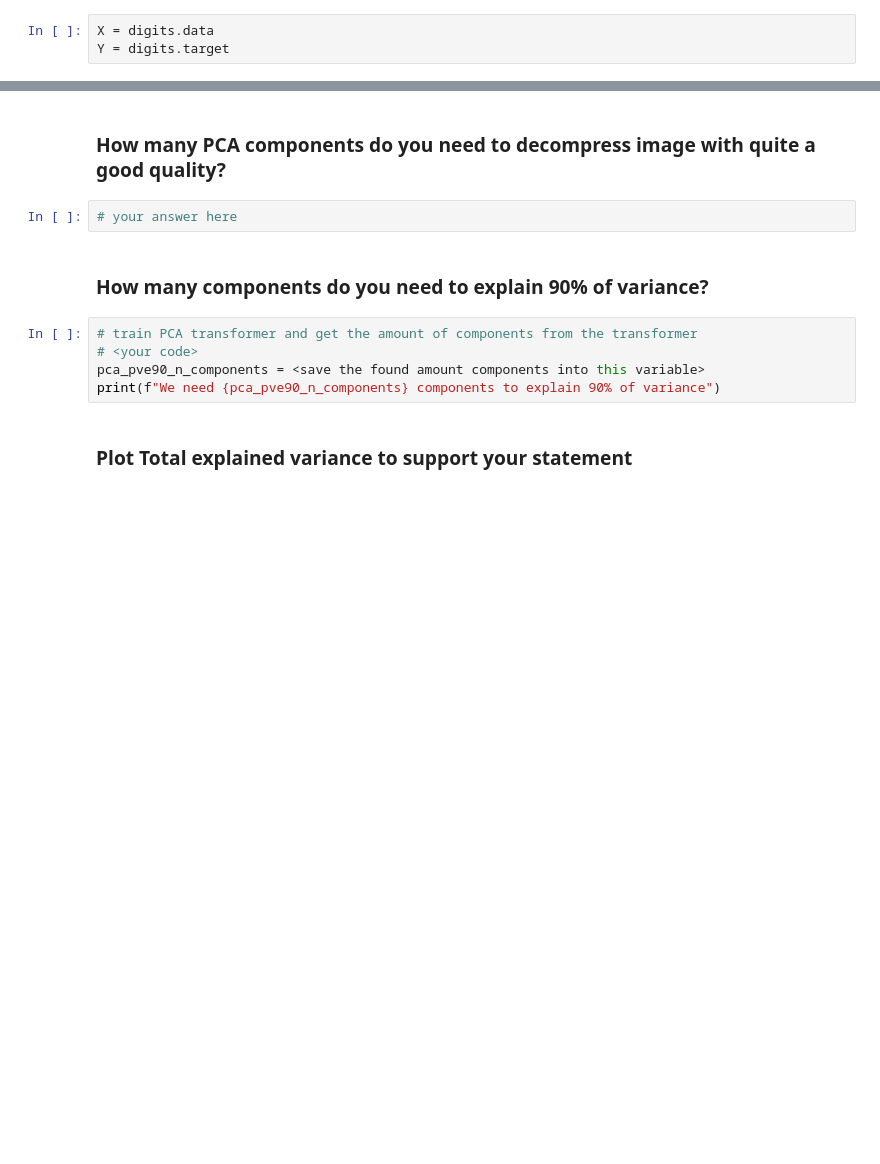
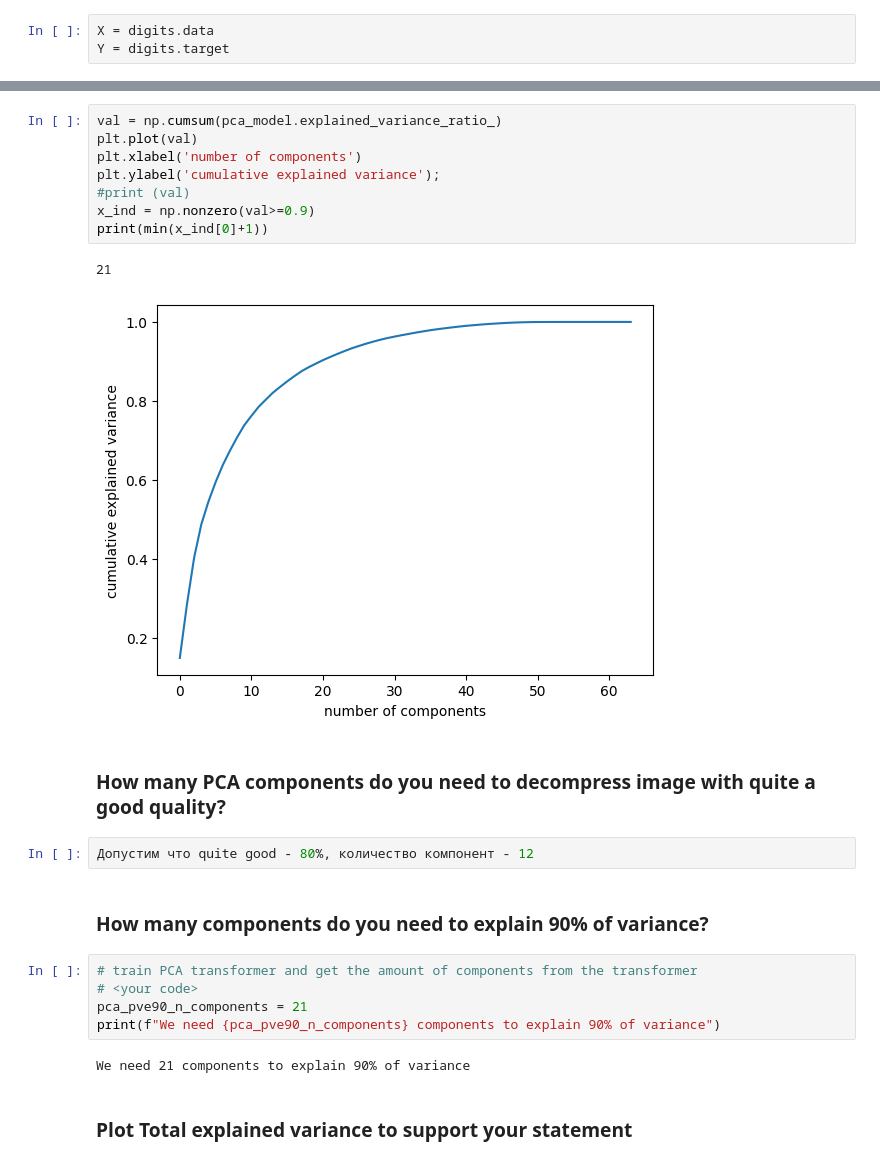
Before and after one commit to Ansi4Ansi/kaggle_repo, a Jupyter notebook: hw09/ML_B2C_2024_Q2_|_HW09_ML_unsupervised.ipynb, the cells around one changed output, grey strips where cells are left out. Cells and saved outputs as stored; diff of their text form; blank space fills up the shorter version.

```diff
--- a/hw09/ML_B2C_2024_Q2_|_HW09_ML_unsupervised.ipynb
+++ b/hw09/ML_B2C_2024_Q2_|_HW09_ML_unsupervised.ipynb
@@ -118,14 +150,27 @@ for index, ax in enumerate(axes.flat):
+# %%
+val = np.cumsum(pca_model.explained_variance_ratio_)
+plt.plot(val)
+plt.xlabel('number of components')
+plt.ylabel('cumulative explained variance');
+#print (val)
+x_ind = np.nonzero(val>=0.9)
+print(min(x_ind[0]+1))
+# %% [output]
+21
+[figure, added]
 # %% [markdown]
 ### How many PCA components do you need to decompress image with quite a good quality?
-# %%
-# your answer here
+# %%
+Допустим что quite good - 80%, количество компонент - 12
 # %% [markdown]
 ### How many components do you need to explain 90% of variance?
 # %%
 # train PCA transformer and get the amount of components from the transformer
 # <your code>
-pca_pve90_n_components = <save the found amount components into this variable>
+pca_pve90_n_components = 21
 print(f"We need {pca_pve90_n_components} components to explain 90% of variance")
+# %% [output]
+We need 21 components to explain 90% of variance
 # %% [markdown]
 ### Plot Total explained variance to support your statement
 # %%
```
Also changed, not shown: parts of 4 cells of this notebook.
